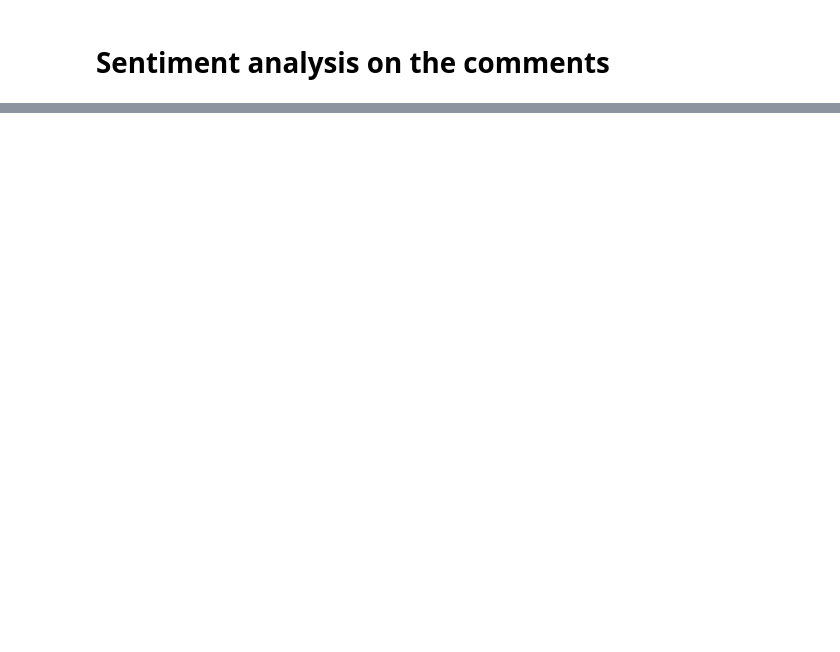
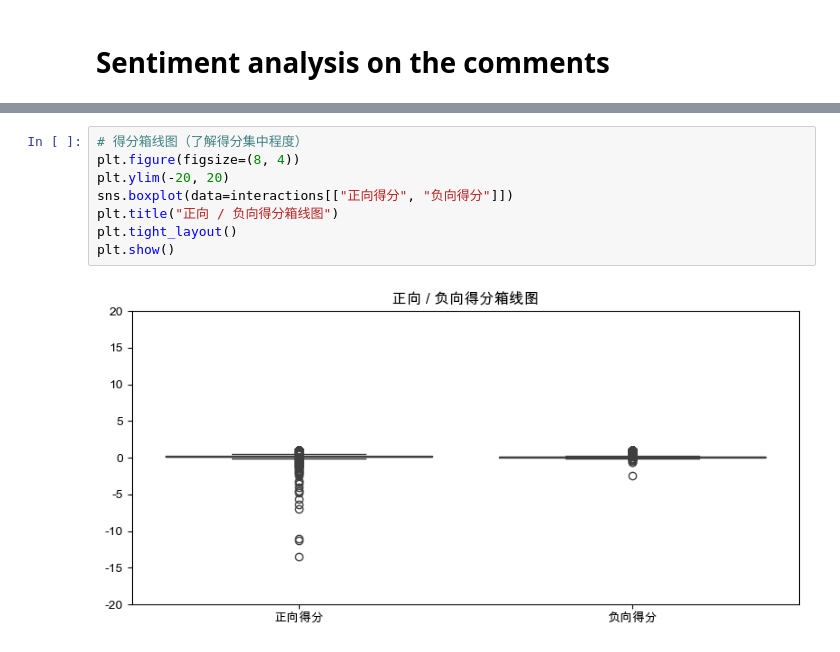
Before and after one commit to Xuehann/scentrec, a Jupyter notebook: neumf.ipynb, the cells around one changed output, grey strips where cells are left out. Saved outputs shown, nothing was run; the diff lists cells and outputs as text; blank space fills up the shorter version.

```diff
--- a/neumf.ipynb
+++ b/neumf.ipynb
@@ -713,0 +768,10 @@ recommend_perfumes('29445178', 10)
+# %%
+# 得分箱线图（了解得分集中程度）
+plt.figure(figsize=(8, 4))
+plt.ylim(-20, 20)
+sns.boxplot(data=interactions[["正向得分", "负向得分"]])
+plt.title("正向 / 负向得分箱线图")
+plt.tight_layout()
+plt.show()
+# %% [output]
+[figure, added]
```
Also changed, not shown: parts of 9 cells of this notebook, 6 other files.
